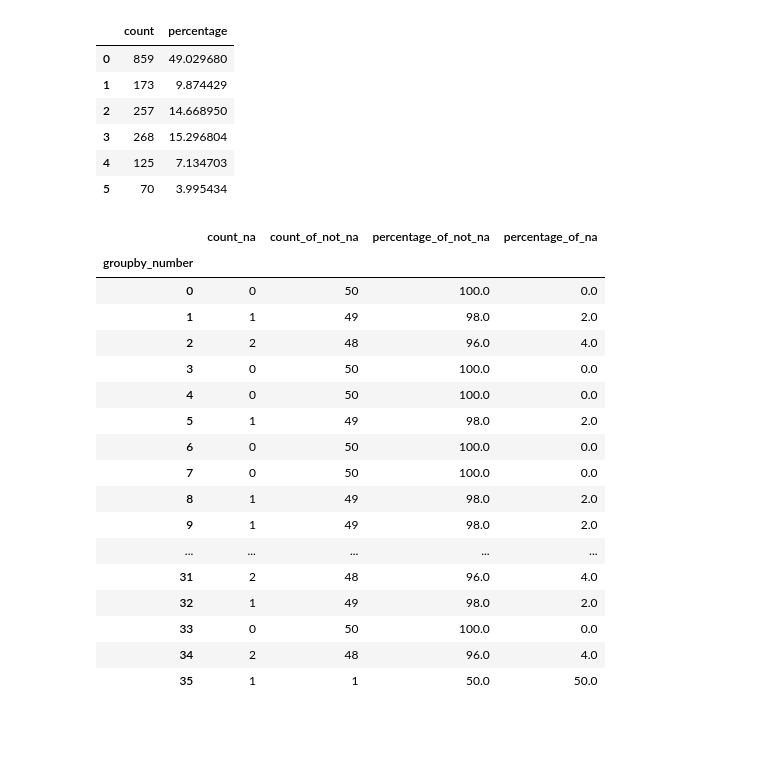
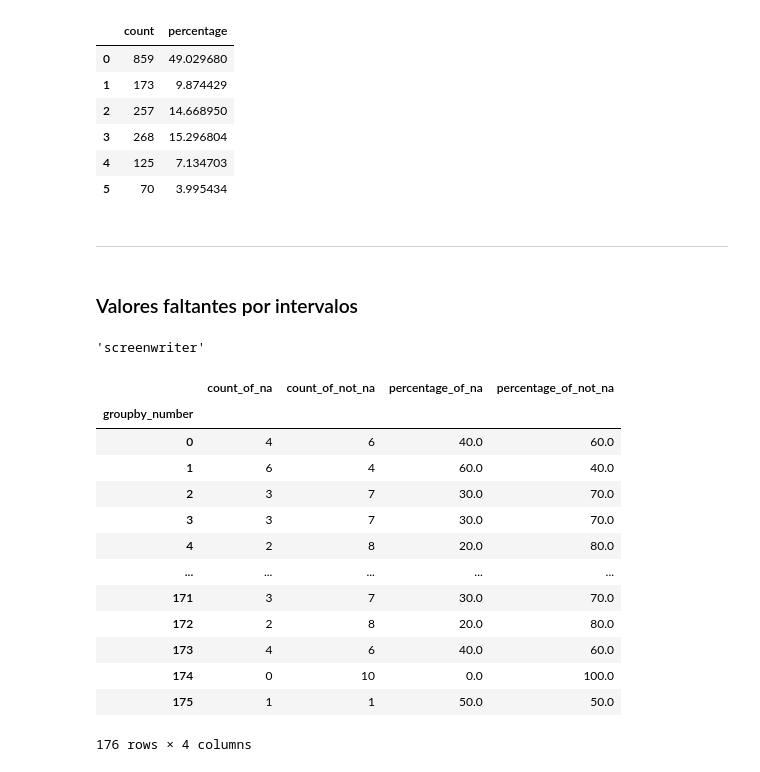
Before and after one commit to gfranciscoerazom/analysis-k-dramas, a Jupyter notebook: jupyternotebook/korean_drama.ipynb, the cells around one changed output. Saved outputs shown, nothing was run; the diff lists cells and outputs as text; code cells hidden in the pictures; blank space fills up the shorter version.

Commit message:
Complete the "Valores faltantes por intervalos" section

```diff
--- a/jupyternotebook/korean_drama.ipynb
+++ b/jupyternotebook/korean_drama.ipynb
@@ -213,24 +338,31 @@ k_dramas.missing_data.coincidence_and_percentage_count_na_per("row")
 | 3 | 268 | 15.296804 |
 | 4 | 125 | 7.134703 |
 | 5 | 70 | 3.995434 |
+# %% [markdown]
+------
+# %% [markdown]
+### Valores faltantes por intervalos
+# %%
+column = k_dramas.missing_data.columns_with_na[1]
+column
+# %% [output]
+'screenwriter'
+# %%
+interval = 10
 # %%
-k_dramas.missing_data.na_count_by_intervals(50, "duration")
+k_dramas.missing_data.na_count_by_intervals(interval, column)
 # %% [output]
-|  | count_na | count_of_not_na | percentage_of_not_na | percentage_of_na |
+|  | count_of_na | count_of_not_na | percentage_of_na | percentage_of_not_na |
 | groupby_number |  |  |  |  |
-| 0 | 0 | 50 | 100.0 | 0.0 |
-| 1 | 1 | 49 | 98.0 | 2.0 |
-| 2 | 2 | 48 | 96.0 | 4.0 |
-| 3 | 0 | 50 | 100.0 | 0.0 |
-| 4 | 0 | 50 | 100.0 | 0.0 |
-| 5 | 1 | 49 | 98.0 | 2.0 |
-| 6 | 0 | 50 | 100.0 | 0.0 |
-| 7 | 0 | 50 | 100.0 | 0.0 |
-| 8 | 1 | 49 | 98.0 | 2.0 |
-| 9 | 1 | 49 | 98.0 | 2.0 |
+| 0 | 4 | 6 | 40.0 | 60.0 |
+| 1 | 6 | 4 | 60.0 | 40.0 |
+| 2 | 3 | 7 | 30.0 | 70.0 |
+| 3 | 3 | 7 | 30.0 | 70.0 |
+| 4 | 2 | 8 | 20.0 | 80.0 |
 | ... | ... | ... | ... | ... |
-| 31 | 2 | 48 | 96.0 | 4.0 |
-| 32 | 1 | 49 | 98.0 | 2.0 |
-| 33 | 0 | 50 | 100.0 | 0.0 |
-| 34 | 2 | 48 | 96.0 | 4.0 |
-| 35 | 1 | 1 | 50.0 | 50.0 |
+| 171 | 3 | 7 | 30.0 | 70.0 |
+| 172 | 2 | 8 | 20.0 | 80.0 |
+| 173 | 4 | 6 | 40.0 | 60.0 |
+| 174 | 0 | 10 | 0.0 | 100.0 |
+| 175 | 1 | 1 | 50.0 | 50.0 |
+176 rows × 4 columns
```
Also changed, not shown: parts of 51 cells of this notebook, 1 other file.
